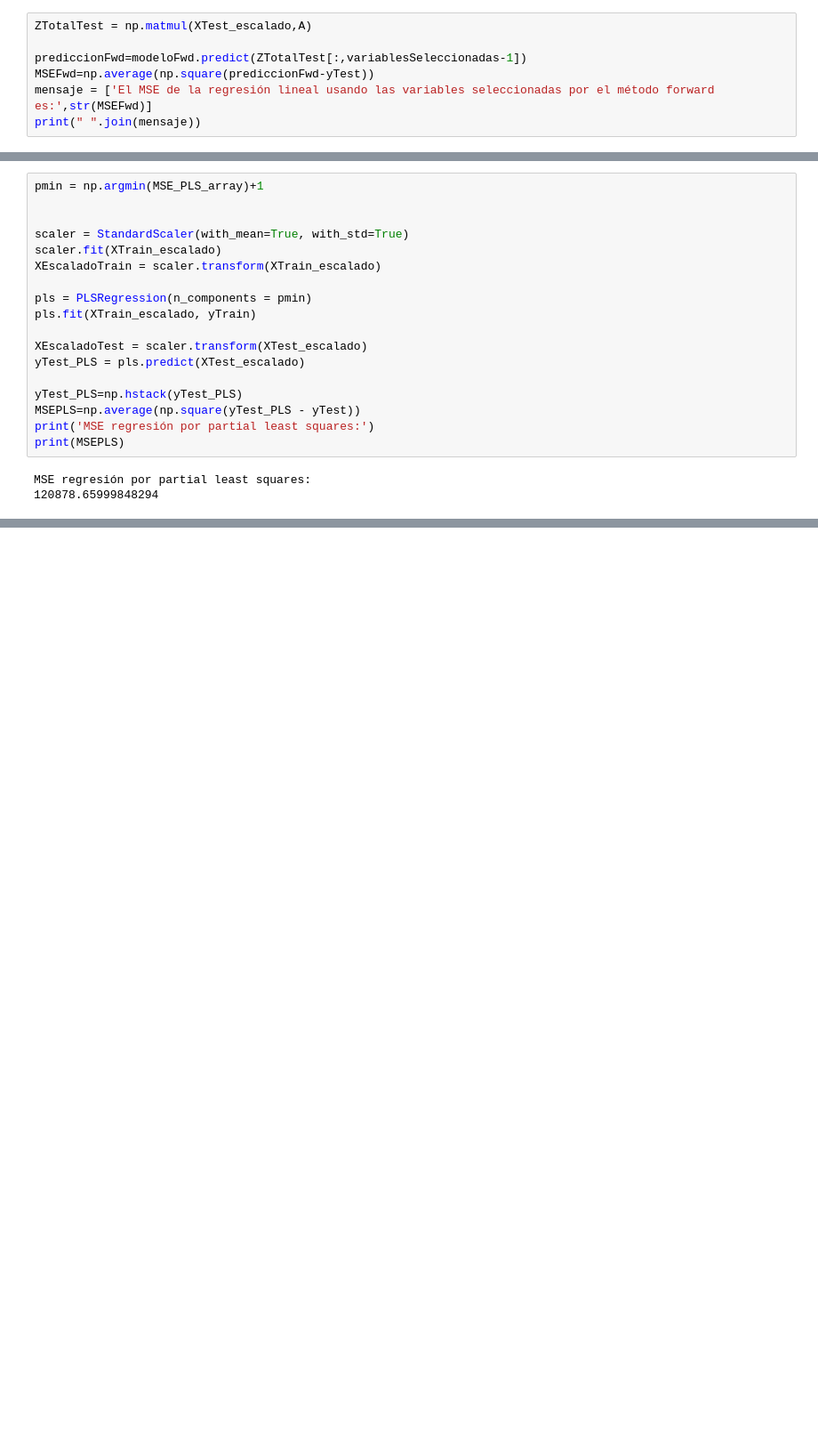
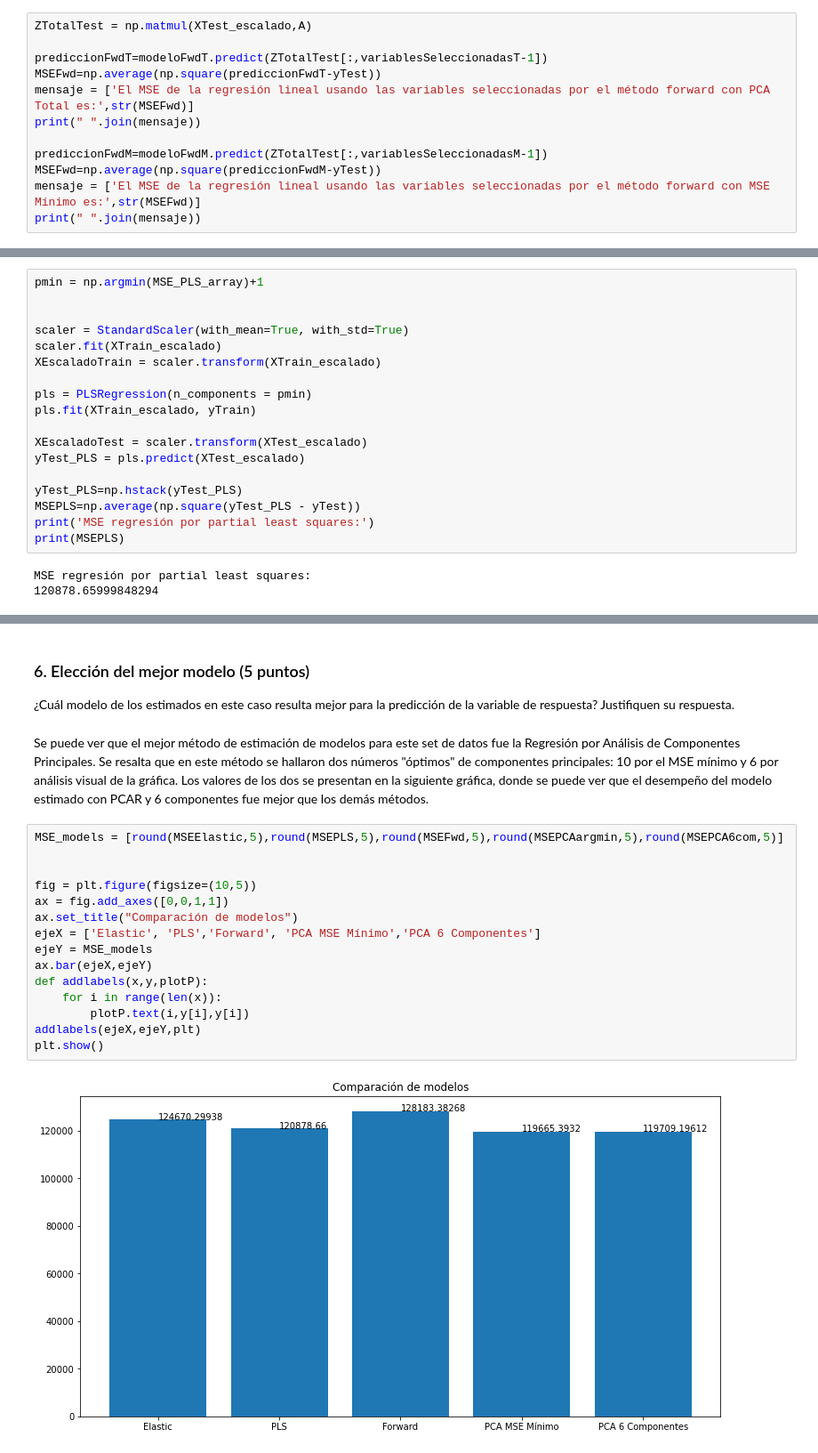
Before and after one commit to paulguz261/MIAD_20231_intro_machine_learning_grupal, a Jupyter notebook: week2/Caso modelos lineales para regresión, muestreo y selección del mejor modelo.ipynb, the cells around one changed output, grey strips where cells are left out. Shown at 89% size. Cells and saved outputs as stored; diff of their text form; blank space fills up the shorter version.

```diff
--- a/week2/Caso modelos lineales para regresión, muestreo y selección del mejor modelo.ipynb
+++ b/week2/Caso modelos lineales para regresión, muestreo y selección del mejor modelo.ipynb
@@ -413,8 +577,13 @@ El número de variables seleccionadas es 13 y corresponden a las columnas: [ 1
 # %%
 ZTotalTest = np.matmul(XTest_escalado,A)
 
-prediccionFwd=modeloFwd.predict(ZTotalTest[:,variablesSeleccionadas-1])
-MSEFwd=np.average(np.square(prediccionFwd-yTest))
-mensaje = ['El MSE de la regresión lineal usando las variables seleccionadas por el método forward es:',str(MSEFwd)]
+prediccionFwdT=modeloFwdT.predict(ZTotalTest[:,variablesSeleccionadasT-1])
+MSEFwd=np.average(np.square(prediccionFwdT-yTest))
+mensaje = ['El MSE de la regresión lineal usando las variables seleccionadas por el método forward con PCA Total es:',str(MSEFwd)]
 print(" ".join(mensaje))
+
+prediccionFwdM=modeloFwdM.predict(ZTotalTest[:,variablesSeleccionadasM-1])
+MSEFwd=np.average(np.square(prediccionFwdM-yTest))
+mensaje = ['El MSE de la regresión lineal usando las variables seleccionadas por el método forward con MSE Mínimo es:',str(MSEFwd)]
+print(" ".join(mensaje))
 # %% [output]
@@ -624,0 +819,22 @@ es mejor PCA
+# %% [markdown]
+### 6. Elección del mejor modelo (5 puntos)
+¿Cuál modelo de los estimados en este caso resulta mejor para la predicción de la variable de respuesta? Justifiquen su respuesta.
+# %% [markdown]
+Se puede ver que el mejor método de estimación de modelos para este set de datos fue la Regresión por Análisis de Componentes Principales. Se resalta que en este método se hallaron dos números "óptimos" de componentes principales: 10 por el MSE mínimo y 6 por análisis visual de la gráfica. Los valores de los dos se presentan en la siguiente gráfica, donde se puede ver que el desempeño del modelo estimado con PCAR y 6 componentes fue mejor que los demás métodos.
+# %%
+MSE_models = [round(MSEElastic,5),round(MSEPLS,5),round(MSEFwd,5),round(MSEPCAargmin,5),round(MSEPCA6com,5)]
+
+
+fig = plt.figure(figsize=(10,5))
+ax = fig.add_axes([0,0,1,1])
+ax.set_title("Comparación de modelos")
+ejeX = ['Elastic', 'PLS','Forward', 'PCA MSE Mínimo','PCA 6 Componentes']
+ejeY = MSE_models
+ax.bar(ejeX,ejeY)
+def addlabels(x,y,plotP):
+    for i in range(len(x)):
+        plotP.text(i,y[i],y[i])
+addlabels(ejeX,ejeY,plt)
+plt.show()
+# %% [output]
+[figure, added]
```
Also changed, not shown: parts of 50 cells of this notebook.
